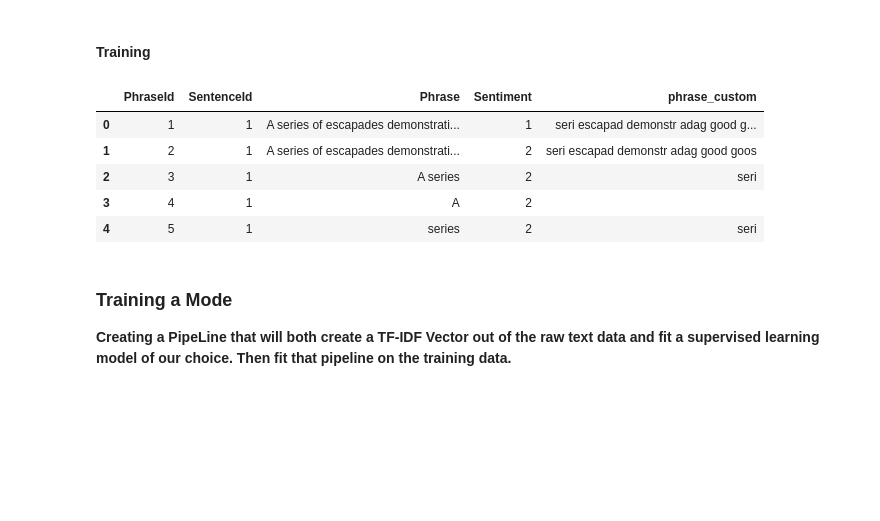
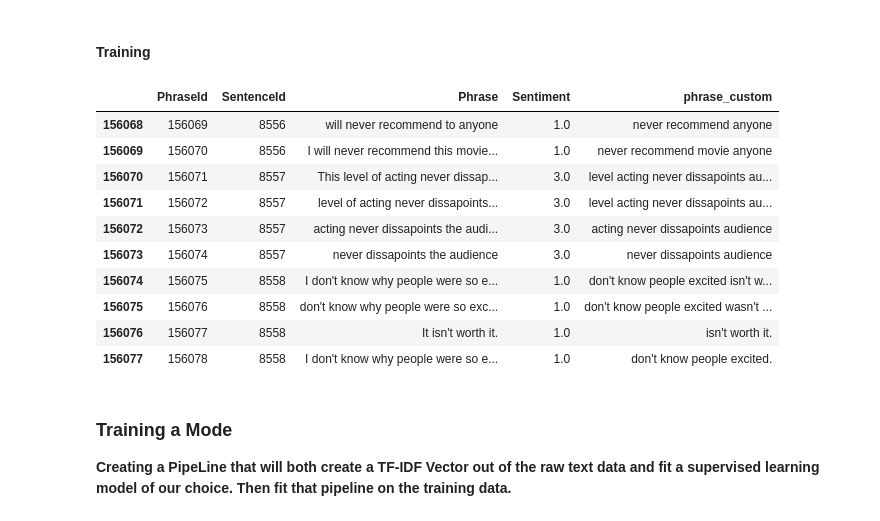
Before and after one commit to marizvi/movie-review-classification, a Jupyter notebook: movie_review_sentiment_svc.ipynb, the cells around one changed output. Saved outputs shown, nothing was run; the diff lists cells and outputs as text; code cells hidden in the pictures; blank space fills up the shorter version.

```diff
--- a/movie_review_sentiment_svc.ipynb
+++ b/movie_review_sentiment_svc.ipynb
@@ -115,15 +120,20 @@ def custom_tokenizer(text):
     return token_string
 # %%
 df['phrase_custom'] = df['Phrase'].apply(custom_tokenizer)
-# %%
-df.head()
-# %% [output]
-|  | PhraseId | SentenceId | Phrase | Sentiment | phrase_custom |
-| 0 | 1 | 1 | A series of escapades demonstrati... | 1 | seri escapad demonstr adag good g... |
-| 1 | 2 | 1 | A series of escapades demonstrati... | 2 | seri escapad demonstr adag good goos |
-| 2 | 3 | 1 | A series | 2 | seri |
-| 3 | 4 | 1 | A | 2 |  |
-| 4 | 5 | 1 | series | 2 | seri |
+# %%
+df.tail(10)
+# %% [output]
+|  | PhraseId | SentenceId | Phrase | Sentiment | phrase_custom |
+| 156068 | 156069 | 8556 | will never recommend to anyone | 1.0 | never recommend anyone |
+| 156069 | 156070 | 8556 | I will never recommend this movie... | 1.0 | never recommend movie anyone |
+| 156070 | 156071 | 8557 | This level of acting never dissap... | 3.0 | level acting never dissapoints au... |
+| 156071 | 156072 | 8557 | level of acting never dissapoints... | 3.0 | level acting never dissapoints au... |
+| 156072 | 156073 | 8557 | acting never dissapoints the audi... | 3.0 | acting never dissapoints audience |
+| 156073 | 156074 | 8557 | never dissapoints the audience | 3.0 | never dissapoints audience |
+| 156074 | 156075 | 8558 | I don't know why people were so e... | 1.0 | don't know people excited isn't w... |
+| 156075 | 156076 | 8558 | don't know why people were so exc... | 1.0 | don't know people excited wasn't ... |
+| 156076 | 156077 | 8558 | It isn't worth it. | 1.0 | isn't worth it. |
+| 156077 | 156078 | 8558 | I don't know why people were so e... | 1.0 | don't know people excited. |
 # %%
 from sklearn.model_selection import train_test_split
 # %%
```
Also changed, not shown: parts of 22 cells of this notebook, 3 other files.
